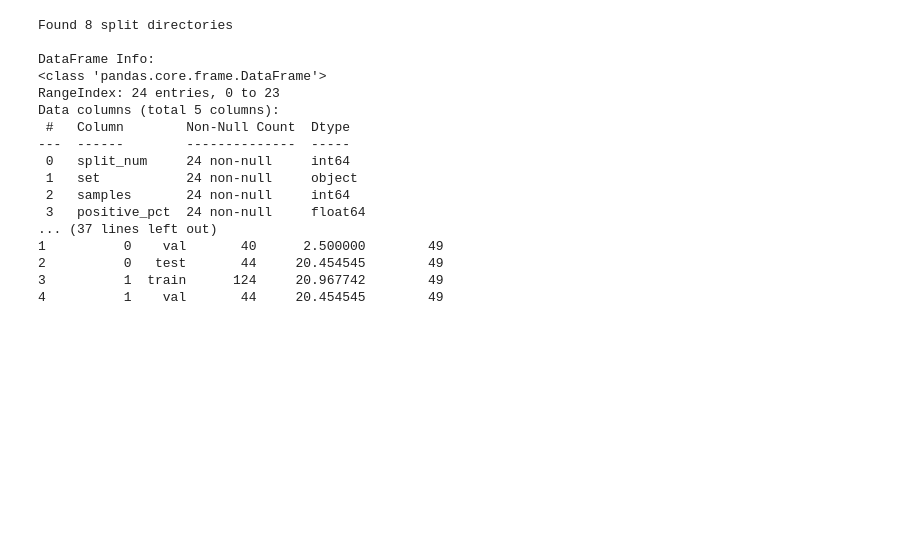
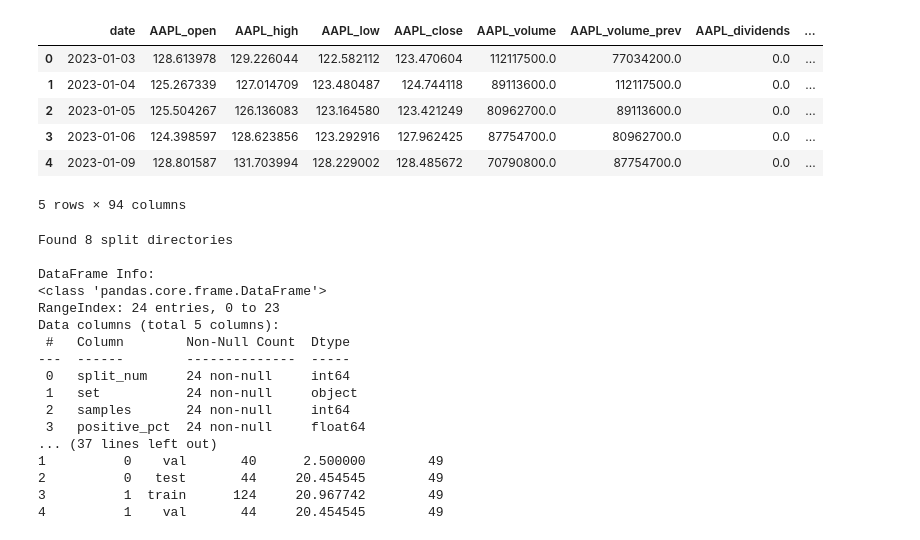
Before and after one commit to solvmanifold/LatentTrader, a Jupyter notebook: notebooks/ml_dataset_visualizer.ipynb, the cells around one changed output. Saved outputs shown, nothing was run; the diff lists cells and outputs as text; code cells hidden in the pictures; blank space fills up the shorter version.

```diff
--- a/notebooks/ml_dataset_visualizer.ipynb
+++ b/notebooks/ml_dataset_visualizer.ipynb
@@ -1,3 +405,13 @@
+# %%
+train_df.head()
+# %% [output]
+|  | date | AAPL_open | AAPL_high | AAPL_low | AAPL_close | AAPL_volume | AAPL_volume_prev | AAPL_dividends | ... |
+| 0 | 2023-01-03 | 128.613978 | 129.226044 | 122.582112 | 123.470604 | 112117500.0 | 77034200.0 | 0.0 | ... |
+| 1 | 2023-01-04 | 125.267339 | 127.014709 | 123.480487 | 124.744118 | 89113600.0 | 112117500.0 | 0.0 | ... |
+| 2 | 2023-01-05 | 125.504267 | 126.136083 | 123.164580 | 123.421249 | 80962700.0 | 89113600.0 | 0.0 | ... |
+| 3 | 2023-01-06 | 124.398597 | 128.623856 | 123.292916 | 127.962425 | 87754700.0 | 80962700.0 | 0.0 | ... |
+| 4 | 2023-01-09 | 128.801587 | 131.703994 | 128.229002 | 128.485672 | 70790800.0 | 87754700.0 | 0.0 | ... |
+5 rows × 94 columns
 # %%
 # Import required libraries
 import pandas as pd
```
Also changed, not shown: parts of 3 cells of this notebook, 6 other files.
